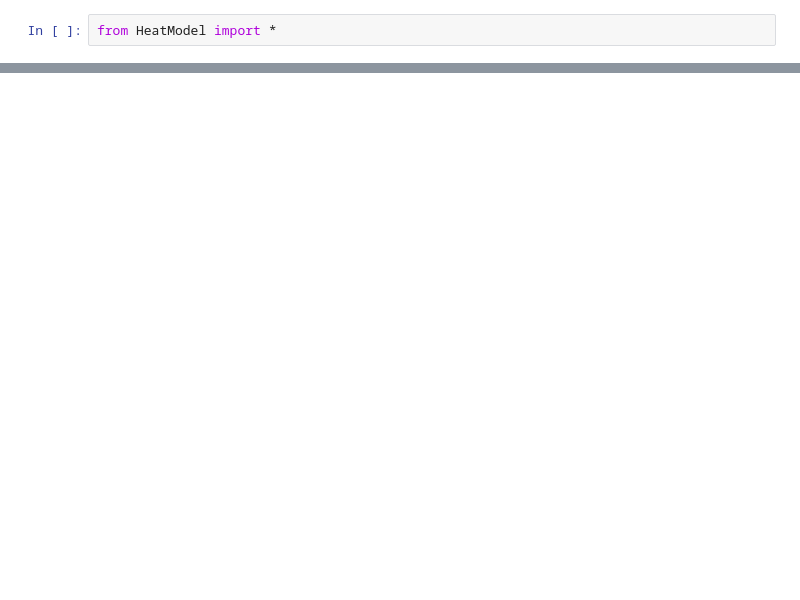
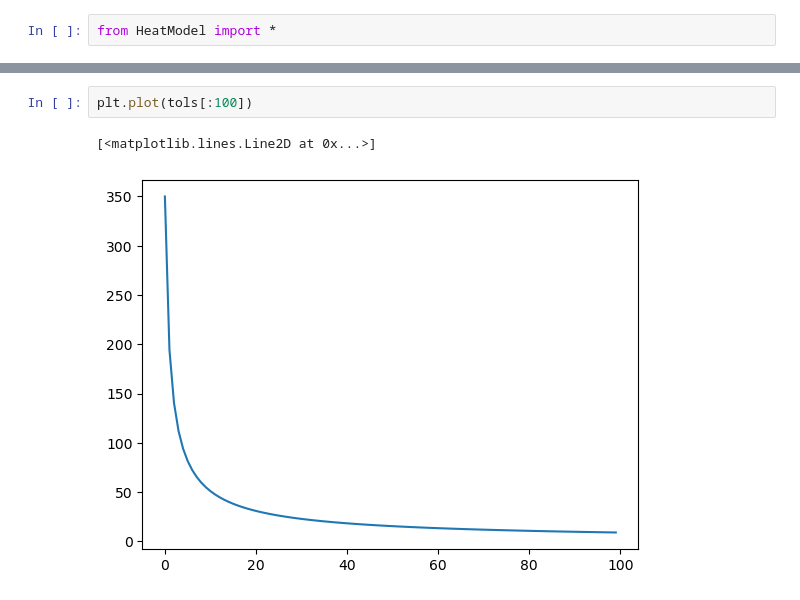
Before and after one commit to RaymondGarcia1107/MAS4107Opt1, a Jupyter notebook: test.ipynb, the cells around one changed output, grey strips where cells are left out. Saved outputs shown, nothing was run; the diff lists cells and outputs as text; blank space fills up the shorter version.

```diff
--- a/test.ipynb
+++ b/test.ipynb
@@ -23,0 +16,5 @@ AttributeError: indptr not found
+# %%
+plt.plot(tols[:100])
+# %% [output]
+[<matplotlib.lines.Line2D at 0x...>]
+[figure, added]
```
Also changed, not shown: parts of 9 cells of this notebook, 1 other file.
